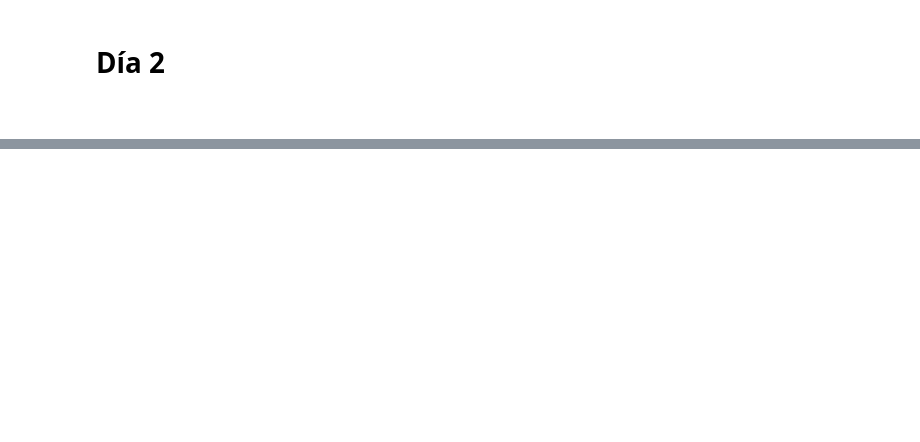
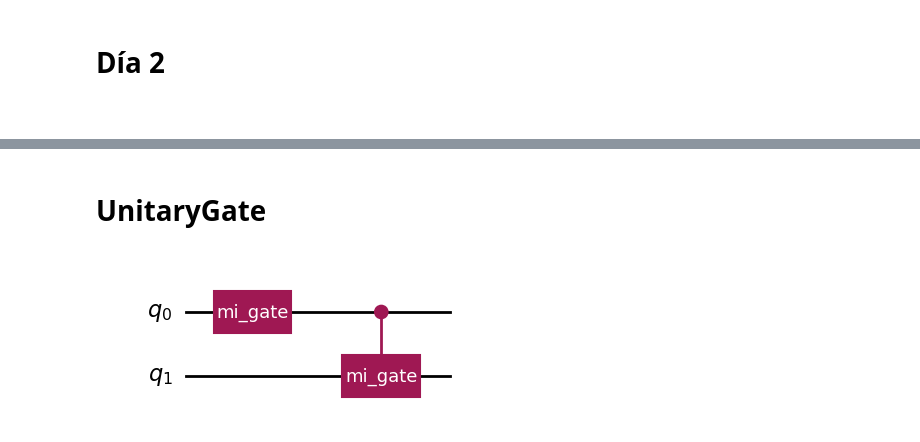
Before and after one commit to jzarcoo/tercera_escuela_computo_cuantico, a Jupyter notebook: apuntes_ipynb/Clase2.ipynb, the cells around one changed output, grey strips where cells are left out. Drawn from its saved outputs; the diff is of its cells as text; code cells hidden in the pictures; blank space fills up the shorter version.

```diff
--- a/apuntes_ipynb/Clase2.ipynb
+++ b/apuntes_ipynb/Clase2.ipynb
@@ -46,0 +118,23 @@ $$
+# %% [markdown]
+# UnitaryGate
+# %%
+from qiskit.circuit.library import UnitaryGate
+
+matrix = [[1j, 0],
+          [0 , 1,]]
+
+mi_gate = UnitaryGate(matrix, 'mi_gate')
+
+circ10 = QuantumCircuit(2)      # circuito con 2 qubits
+
+circ10.append(mi_gate, [0])     # le agregamos al circuito la compuerta personalizada
+
+
+mi_gate_controlada = mi_gate.control(1)   # hacemos la version controlada de mi_gate
+
+circ10.append(mi_gate_controlada, [0, 1]) # se indican los qubits, primero el control y luego el objetivo
+
+
+display(circ10.draw('mpl'))
+# %% [output]
+[figure, added]
```
Also changed, not shown: parts of 23 cells of this notebook, 1 other file.
